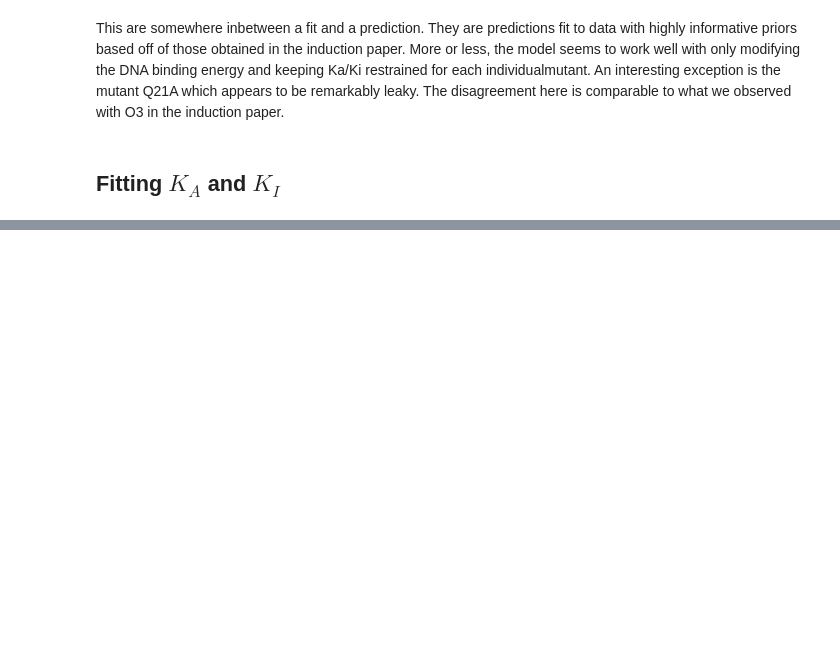
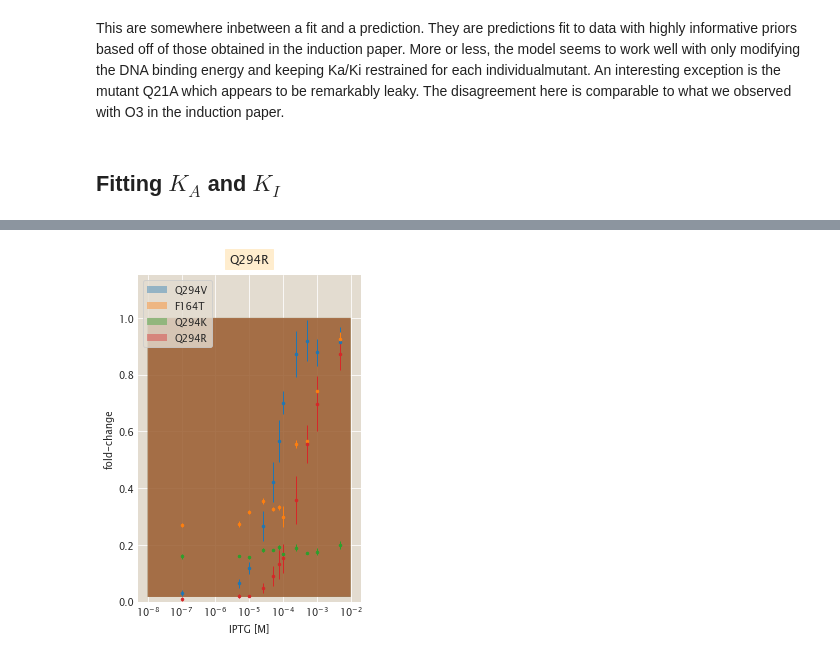
Before and after one commit to RPGroup-PBoC/mwc_mutants, a Jupyter notebook: code/analysis/data_reassessment.ipynb, the cells around one changed output, grey strips where cells are left out. Saved outputs shown, nothing was run; the diff lists cells and outputs as text; code cells hidden in the pictures; blank space fills up the shorter version.

Commit message:
more progress. I think we have all of the data we need

```diff
--- a/code/analysis/data_reassessment.ipynb
+++ b/code/analysis/data_reassessment.ipynb
@@ -329,4 +329,56 @@ ind_data['idx'] = ind_data['idx'].astype('int')
 data_dict = dict(J=len(ind_idx), N=len(ind_data), idx=ind_data['idx'], R_mu=260, R_sig=40,
                  ep_RA_mu=-13.9, ep_RA_sig=0.1, Nns=4.6E6, n_sites=2, ep_AI=4.5, c=ind_data['IPTGuM'],
                 foldchange=ind_data['fold_change'])
-kaki_samples = kaki_model.sampling(data_dict, iter=5000, chains=4)
+kaki_samples = kaki_model.sampling(data_dict, iter=2000, chains=4)
+# %%
+kaki_df = mut.bayes.chains_to_dataframe(kaki_samples)
+new_names = {'Ka.{}'.format(ind): 'Ka.{}'.format(mut) for mut, ind in ind_idx.items()}
+new_names.update({'Ki.{}'.format(ind): 'Ki.{}'.format(mut) for mut, ind in ind_idx.items()})
+new_names.update(new_reps)
+kaki_df.rename(columns=new_names, inplace=True)
+
+# Compute the statistics
+kaki_stats = mut.stats.compute_statistics(kaki_df)
+# %%
+# Instantiate the figure canvas
+fig, ax = plt.subplots(1, 1, figsize=(4, 6), sharex=True, sharey=True)
+ax.set_ylabel('fold-change')
+ax.set_xscale('log')
+ax.set_xlabel('IPTG [M]')
+ax.set_ylim([0, 1.15])
+
+# Find the most likely parameter value.
+mode_ind = np.argmax(kaki_df['logp'].values)
+mode = kaki_df.iloc[mode_ind]
+c_range = np.logspace(-8, -2, 200)
+for i, d in enumerate(ind_idx):
+        # Isolate the proper statistics
+        R_mode = mode['R']
+        epr_mode = mode['ep_RA']
+        ka = mode['Ka.{}'.format(d)] / 1E6
+        ki = mode['Ki.{}'.format(d)] / 1E6
+
+        # Compute the mode.
+        fc_prediction = mut.thermo.SimpleRepression(R=R_mode, ep_r=epr_mode, ka=ka, ki=ki, ep_ai=4.5,
+                                          effector_conc=c_range).fold_change()
+
+        # Compute the credible region
+        cred_region = np.zeros((2, len(c_range)))
+        for k, c in enumerate(c_range):
+            fc = mut.thermo.SimpleRepression(R=kaki_df['R'], ep_r=kaki_df['ep_RA'],
+                                            ka=kaki_df['Ka.{}'.format(d)].values / 1E6, ki=kaki_df['Ki.{}'.format(d)].values / 1E6, effector_conc=c,
+                                            ep_ai=4.5).fold_change()
+            cred_region[:, k] = mut.stats.compute_hpd(fc, mass_frac=0.95)
+
+
+        ax.fill_between(c_range, cred_region[0, :], cred_region[1, :], alpha=0.4, label=d)
+        ax.set_title(d, backgroundcolor=pboc_colors['pale_yellow'], y=1.02)
+
+# Plot the data
+ind_data = mean_fc[(mean_fc['class']=='IND') & (mean_fc['operator'] == 'O2')].groupby(['mutant', 'repressors'])
+for g, d in ind_data:
+    ax.errorbar(d['IPTGuM'] / 1E6, d['mean'], d['sem'], linestyle=None, lw=1, fmt='.', ms=5, label='__nolegend__')
+ax.legend()
+plt.savefig('../../figures/full_mcmc_DNA_predictions.pdf', bbox_inches='tight')
+# %% [output]
+[figure, added]
```
Also changed, not shown: parts of 3 cells of this notebook, 5 other files.
